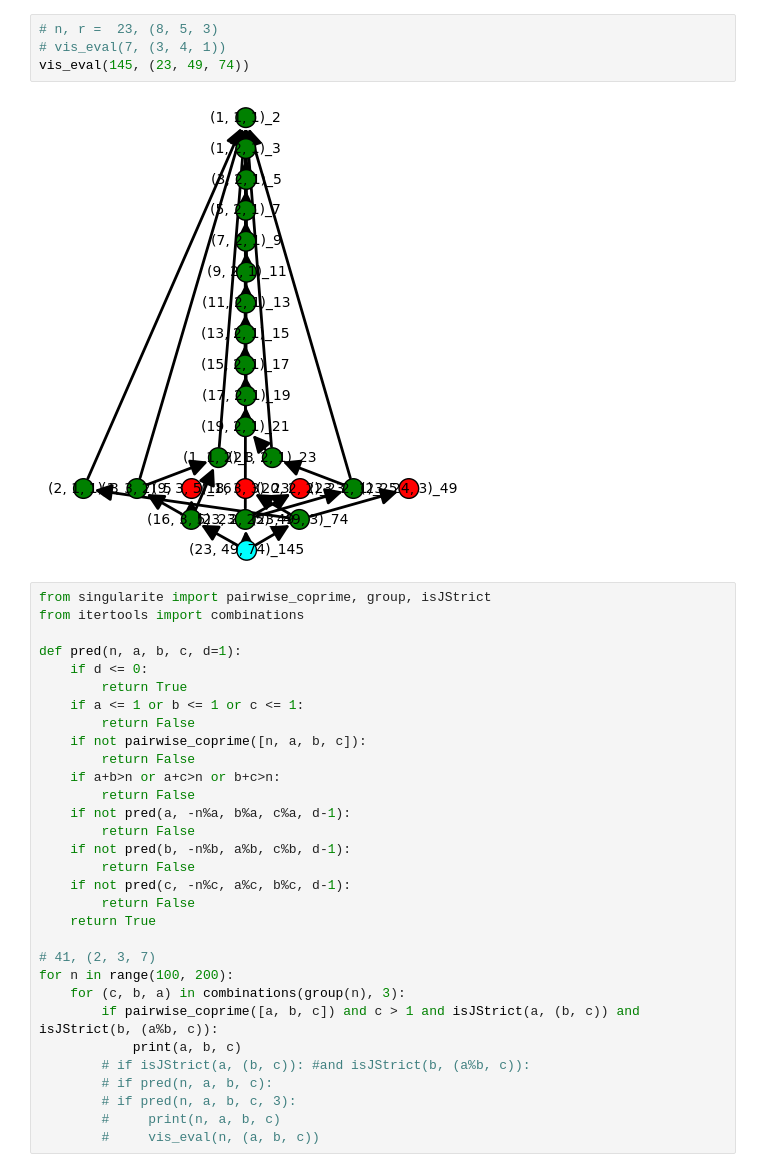
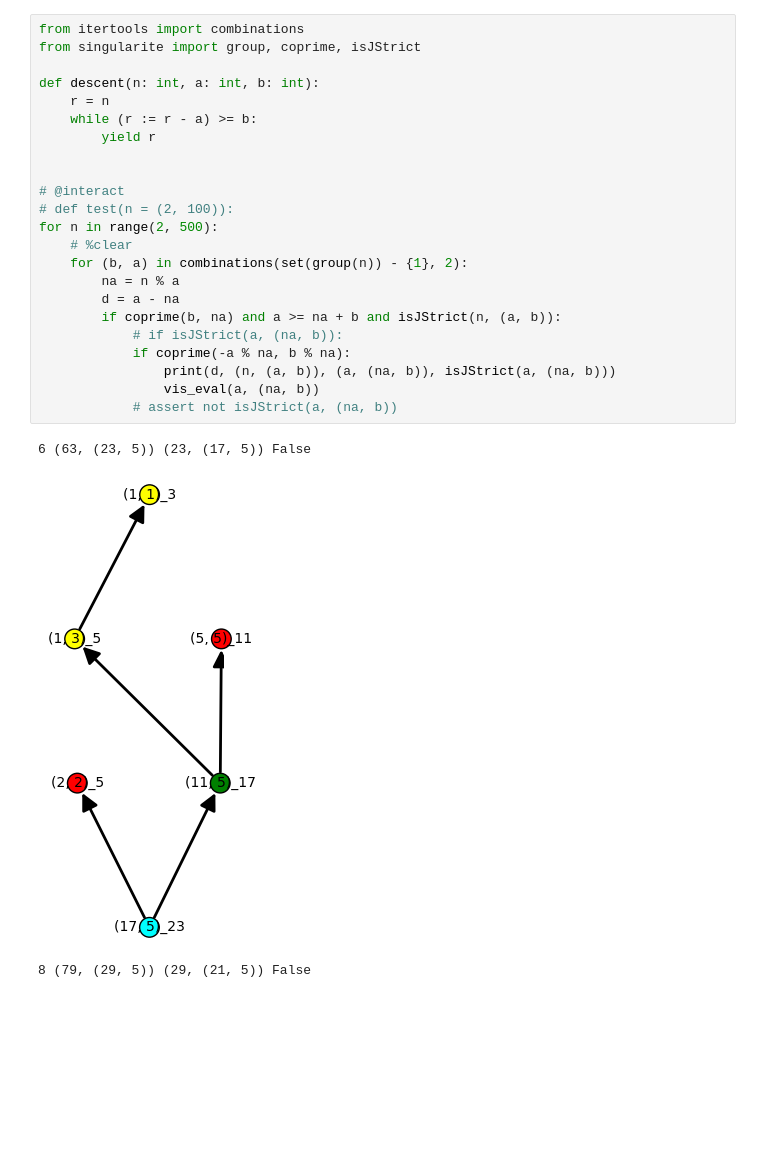
Before and after one commit to filedesless/singularite_j, a Jupyter notebook: singularite_j_eval.ipynb, the cells around one changed output. Drawn from its saved outputs; the diff is of its cells as text; blank space fills up the shorter version.

```diff
--- a/singularite_j_eval.ipynb
+++ b/singularite_j_eval.ipynb
@@ -35,37 +40,27 @@ def vis_eval(n, r):
-# %%
-# n, r =  23, (8, 5, 3)
-# vis_eval(7, (3, 4, 1))
-vis_eval(145, (23, 49, 74))
-# %% [output]
-[figure, removed]
-# %%
-from singularite import pairwise_coprime, group, isJStrict
-from itertools import combinations
-
-def pred(n, a, b, c, d=1):
-    if d <= 0:
-        return True
-    if a <= 1 or b <= 1 or c <= 1:
-        return False
-    if not pairwise_coprime([n, a, b, c]):
-        return False
-    if a+b>n or a+c>n or b+c>n:
-        return False
-    if not pred(a, -n%a, b%a, c%a, d-1):
-        return False
-    if not pred(b, -n%b, a%b, c%b, d-1):
-        return False
-    if not pred(c, -n%c, a%c, b%c, d-1):
-        return False
-    return True
-
-# 41, (2, 3, 7)
-for n in range(100, 200):
-    for (c, b, a) in combinations(group(n), 3):
-        if pairwise_coprime([a, b, c]) and c > 1 and isJStrict(a, (b, c)) and isJStrict(b, (a%b, c)):
-            print(a, b, c)
-        # if isJStrict(a, (b, c)): #and isJStrict(b, (a%b, c)):
-        # if pred(n, a, b, c):
-        # if pred(n, a, b, c, 3):
-        #     print(n, a, b, c)
-        #     vis_eval(n, (a, b, c))
+# %%
+from itertools import combinations
+from singularite import group, coprime, isJStrict
+
+def descent(n: int, a: int, b: int):
+    r = n
+    while (r := r - a) >= b:
+        yield r
+
+
+# @interact
+# def test(n = (2, 100)):
+for n in range(2, 500):
+    # %clear
+    for (b, a) in combinations(set(group(n)) - {1}, 2):
+        na = n % a
+        d = a - na
+        if coprime(b, na) and a >= na + b and isJStrict(n, (a, b)):
+            # if isJStrict(a, (na, b)):
+            if coprime(-a % na, b % na):
+                print(d, (n, (a, b)), (a, (na, b)), isJStrict(a, (na, b)))
+                vis_eval(a, (na, b))
+            # assert not isJStrict(a, (na, b))
+# %% [output]
+6 (63, (23, 5)) (23, (17, 5)) False
+[figure, added]
+8 (79, (29, 5)) (29, (21, 5)) False
```
Also changed, not shown: parts of 7 cells of this notebook, 7 other files.
